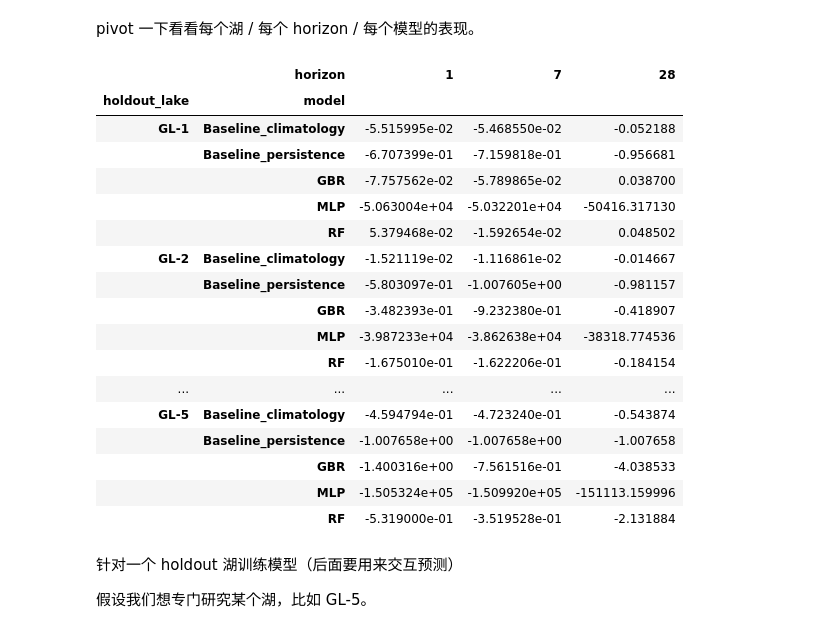
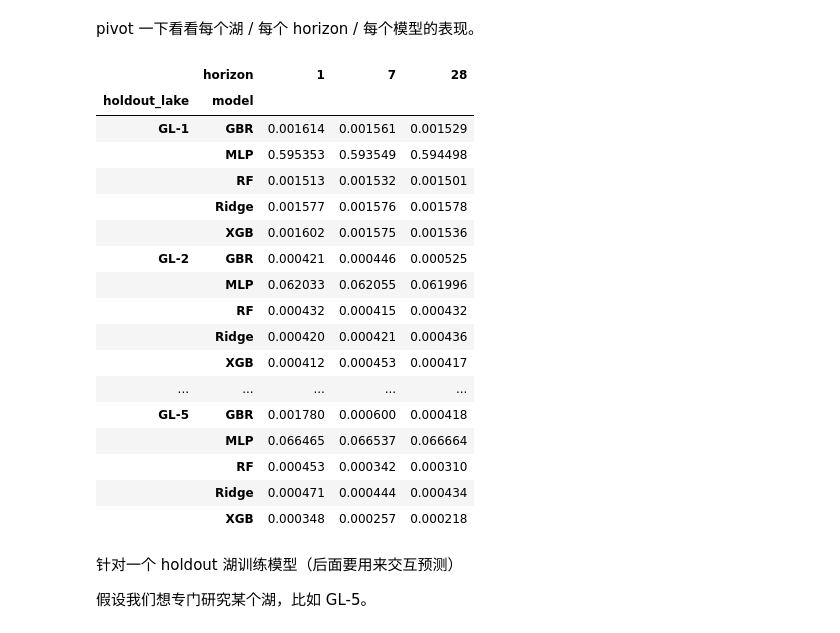
Before and after one commit to larry-ziyue-yin/HAB-forecasting, a Jupyter notebook: model_phase_2_cyanobacteria_forecasting.ipynb, the cells around one changed output. Drawn from its saved outputs; the diff is of its cells as text; code cells hidden in the pictures.

```diff
--- a/model_phase_2_cyanobacteria_forecasting.ipynb
+++ b/model_phase_2_cyanobacteria_forecasting.ipynb
@@ -247,10 +291,13 @@ def rmse(y_true, y_pred):
     return float(np.sqrt(mean_squared_error(y_true, y_pred)))
 
 def build_models(random_state=42):
-    """返回一个 {name: model} 字典，每个 model 都支持多输出 (3 个 horizon)。"""
+    """
+    返回一个 {name: model} 字典，每个 model 都支持多输出 (3 个 horizon)。
+    这里的“ARIMAX 风格”是通过 lag + exogenous 特征 + Ridge/Lasso 来实现的全局 ARX 模型。
+    """
     models = {}
 
-    # 1) Random Forest
+    # ========= 1) Random Forest =========
     rf = RandomForestRegressor(
         n_estimators=300,
         max_depth=None,
@@ -260,7 +307,7 @@ def build_models(random_state=42):
     )
     models["RF"] = MultiOutputRegressor(rf)
 
-    # 2) Gradient Boosting
+    # ========= 2) Gradient Boosting =========
     gb = GradientBoostingRegressor(
         n_estimators=300,
         max_depth=3,
@@ -269,7 +316,7 @@ def build_models(random_state=42):
     )
     models["GBR"] = MultiOutputRegressor(gb)
 
-    # 3) 简单的 MLP（前馈神经网络）+ 标准化
+    # ========= 3) MLP（和你原来一样） =========
     mlp = make_pipeline(
         StandardScaler(),
         MLPRegressor(
@@ -280,6 +327,34 @@ def build_models(random_state=42):
         ),
     )
     models["MLP"] = MultiOutputRegressor(mlp)
+
+    # ========= 4) Ridge Regression（全局线性回归） =========
+    # 直接用你现有的所有特征（包括 CI 的 lag 与 Daymet），
+    # 可以看作“全局线性 ARX”，等价于一个线性 ARIMAX。
+    ridge = Ridge(
+        alpha=1.0,
+        random_state=random_state,
+    )
+    models["Ridge"] = MultiOutputRegressor(ridge)
+
+    # ========= 5) XGBoost =========
+    # 如果环境里没装 xgboost，就跳过并打印一行信息。
+    try:
+        from xgboost import XGBRegressor
+
+        xgb = XGBRegressor(
+            n_estimators=400,
+            max_depth=4,
+            learning_rate=0.05,
+            subsample=0.8,
+            colsample_bytree=0.8,
+            objective="reg:squarederror",
+            n_jobs=-1,
+            random_state=random_state,
+        )
+        models["XGB"] = MultiOutputRegressor(xgb)
+    except ImportError:
+        print("[INFO] xgboost is not installed; skipping XGB model.")
 
     return models
 
@@ -414,30 +489,30 @@ pivot 一下看看每个湖 / 每个 horizon / 每个模型的表现。
 # %%
 results_pivot = (
     results_lolo
     .pivot_table(index=["holdout_lake", "model"],
                  columns="horizon",
-                 values="r2")
+                 values="rmse")
 )
 results_pivot
 # %% [output]
 |  | horizon | 1 | 7 | 28 |
 | holdout_lake | model |  |  |  |
-| GL-1 | Baseline_climatology | -5.515995e-02 | -5.468550e-02 | -0.052188 |
-|  | Baseline_persistence | -6.707399e-01 | -7.159818e-01 | -0.956681 |
-|  | GBR | -7.757562e-02 | -5.789865e-02 | 0.038700 |
-|  | MLP | -5.063004e+04 | -5.032201e+04 | -50416.317130 |
-|  | RF | 5.379468e-02 | -1.592654e-02 | 0.048502 |
-| GL-2 | Baseline_climatology | -1.521119e-02 | -1.116861e-02 | -0.014667 |
-|  | Baseline_persistence | -5.803097e-01 | -1.007605e+00 | -0.981157 |
-|  | GBR | -3.482393e-01 | -9.232380e-01 | -0.418907 |
-|  | MLP | -3.987233e+04 | -3.862638e+04 | -38318.774536 |
-|  | RF | -1.675010e-01 | -1.622206e-01 | -0.184154 |
+| GL-1 | GBR | 0.001614 | 0.001561 | 0.001529 |
+|  | MLP | 0.595353 | 0.593549 | 0.594498 |
+|  | RF | 0.001513 | 0.001532 | 0.001501 |
+|  | Ridge | 0.001577 | 0.001576 | 0.001578 |
+|  | XGB | 0.001602 | 0.001575 | 0.001536 |
+| GL-2 | GBR | 0.000421 | 0.000446 | 0.000525 |
+|  | MLP | 0.062033 | 0.062055 | 0.061996 |
+|  | RF | 0.000432 | 0.000415 | 0.000432 |
+|  | Ridge | 0.000420 | 0.000421 | 0.000436 |
+|  | XGB | 0.000412 | 0.000453 | 0.000417 |
 | ... | ... | ... | ... | ... |
-| GL-5 | Baseline_climatology | -4.594794e-01 | -4.723240e-01 | -0.543874 |
-|  | Baseline_persistence | -1.007658e+00 | -1.007658e+00 | -1.007658 |
-|  | GBR | -1.400316e+00 | -7.561516e-01 | -4.038533 |
-|  | MLP | -1.505324e+05 | -1.509920e+05 | -151113.159996 |
-|  | RF | -5.319000e-01 | -3.519528e-01 | -2.131884 |
+| GL-5 | GBR | 0.001780 | 0.000600 | 0.000418 |
+|  | MLP | 0.066465 | 0.066537 | 0.066664 |
+|  | RF | 0.000453 | 0.000342 | 0.000310 |
+|  | Ridge | 0.000471 | 0.000444 | 0.000434 |
+|  | XGB | 0.000348 | 0.000257 | 0.000218 |
 # %% [markdown]
 针对一个 holdout 湖训练模型（后面要用来交互预测）
 
```
Also changed, not shown: parts of 9 cells of this notebook, 4 other files.
